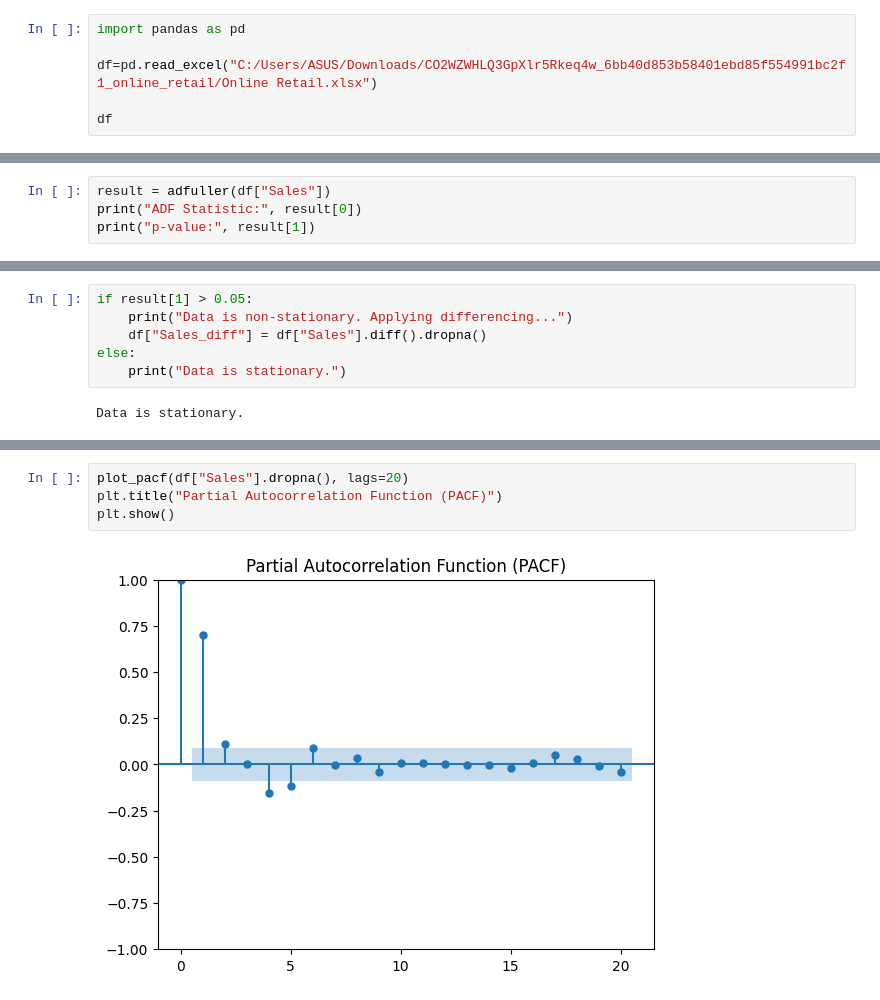
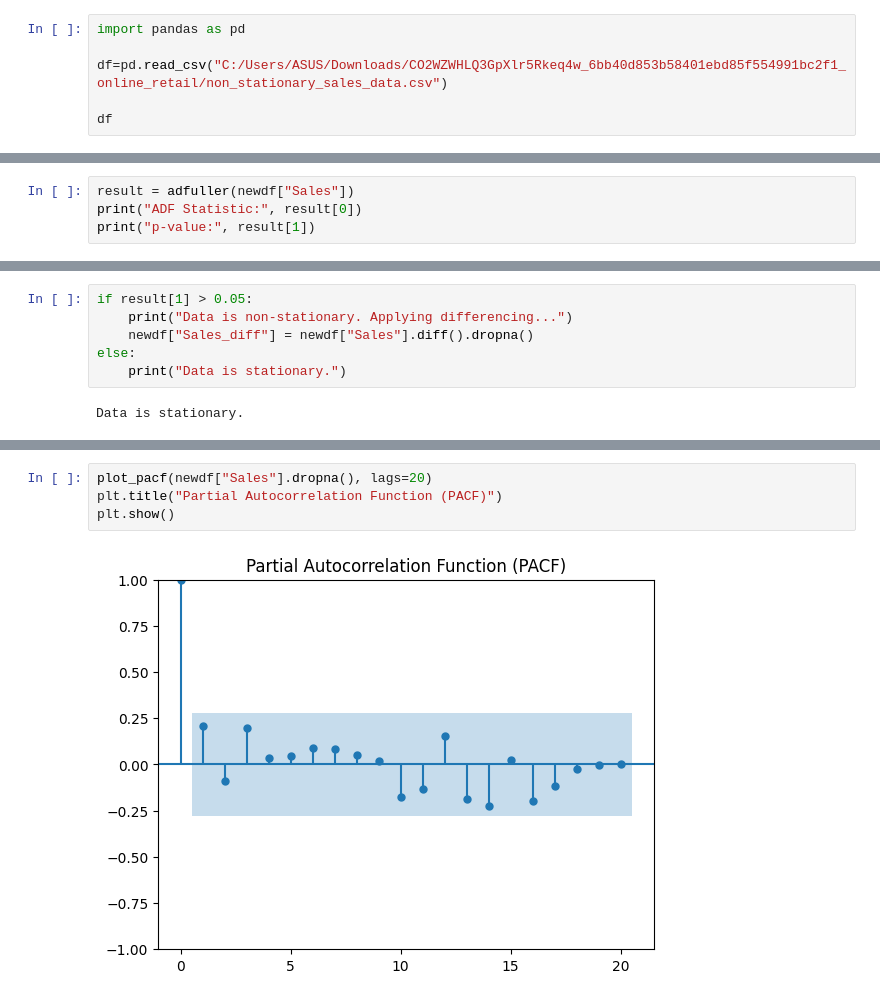
Before and after one commit to chinmay-334/EDA-and-forecasting-of-the-Retail-data, a Jupyter notebook: Exploratory data analysis of the online retail.ipynb, the cells around one changed output, grey strips where cells are left out. Saved outputs shown, nothing was run; the diff lists cells and outputs as text.

```diff
--- a/Exploratory data analysis of the online retail.ipynb
+++ b/Exploratory data analysis of the online retail.ipynb
@@ -1,7 +1,7 @@
 # %%
 import pandas as pd
 
-df=pd.read_excel("C:/Users/ASUS/Downloads/CO2WZWHLQ3GpXlr5Rkeq4w_6bb40d853b58401ebd85f554991bc2f1_online_retail/Online Retail.xlsx")
+df=pd.read_csv("C:/Users/ASUS/Downloads/CO2WZWHLQ3GpXlr5Rkeq4w_6bb40d853b58401ebd85f554991bc2f1_online_retail/non_stationary_sales_data.csv")
 
 df
 # %% [output]
@@ -233,5 +272,5 @@ from statsmodels.graphics.tsaplots import plot_acf, plot_pacf
 # %%
-result = adfuller(df["Sales"])
+result = adfuller(newdf["Sales"])
 print("ADF Statistic:", result[0])
 print("p-value:", result[1])
 # %% [output]
@@ -240,7 +279,7 @@ p-value: 2.776220036899936e-10
 # %%
 if result[1] > 0.05:
     print("Data is non-stationary. Applying differencing...")
-    df["Sales_diff"] = df["Sales"].diff().dropna()
+    newdf["Sales_diff"] = newdf["Sales"].diff().dropna()
 else:
     print("Data is stationary.")
 # %% [output]
@@ -255,6 +294,6 @@ plt.show()
 # %%
-plot_pacf(df["Sales"].dropna(), lags=20)
+plot_pacf(newdf["Sales"].dropna(), lags=20)
 plt.title("Partial Autocorrelation Function (PACF)")
 plt.show()
 # %% [output]
-[figure, old version]
+[figure, new version]
```
Also changed, not shown: parts of 15 cells of this notebook.
